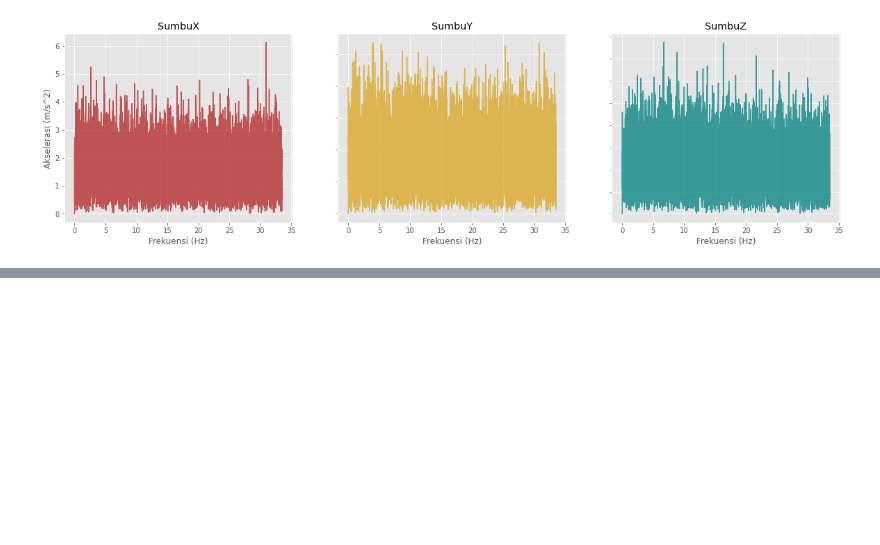
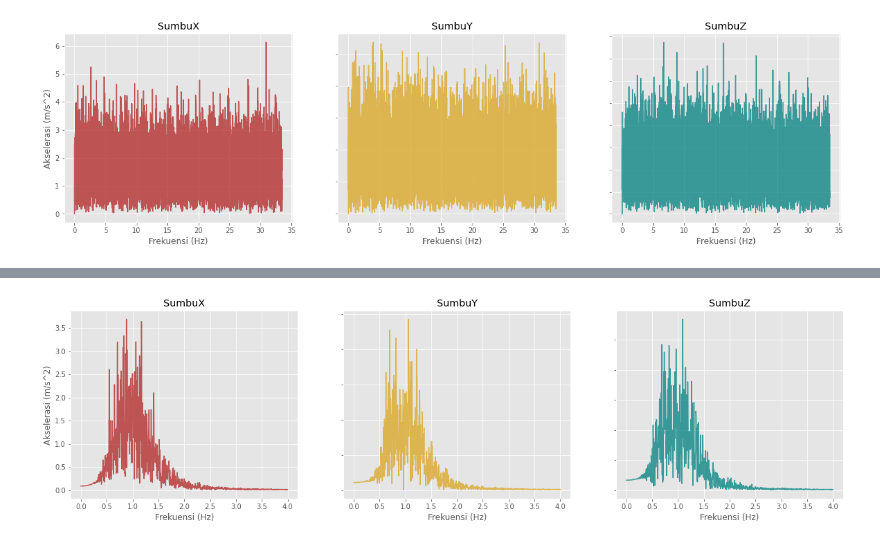
Before and after one commit to Otniel113/IoT_Jalan, a Jupyter notebook: IoT_Jalan.ipynb, the cells around one changed output, grey strips where cells are left out. Saved outputs shown, nothing was run; the diff lists cells and outputs as text; code cells hidden in the pictures; blank space fills up the shorter version.

```diff
--- a/IoT_Jalan.ipynb
+++ b/IoT_Jalan.ipynb
@@ -191,0 +249,19 @@ plt.show()
+# %%
+fig, axs = plt.subplots(1, 3, figsize=(20,5))
+axs[0].plot(xf_sumbuX_filter[0:961], np.abs(yf_sumbuX_filter)[0:961], color='firebrick', alpha=0.75)
+axs[0].set_title('SumbuX')
+axs[1].plot(xf_sumbuY_filter[0:961], np.abs(yf_sumbuY_filter)[0:961], color='goldenrod', alpha=0.75)
+axs[1].set_title('SumbuY')
+axs[2].plot(xf_sumbuZ_filter[0:961], np.abs(yf_sumbuZ_filter)[0:961], color='teal', alpha=0.75)
+axs[2].set_title('SumbuZ')
+
+for ax in axs.flat:
+    ax.set(xlabel='Frekuensi (Hz)', ylabel='Akselerasi (m/s^2)')
+
+# Hide x labels and tick labels for top plots and y ticks for right plots.
+for ax in axs.flat:
+    ax.label_outer()
+
+plt.show()
+# %% [output]
+[figure, added]
```
Also changed, not shown: parts of 8 cells of this notebook.
